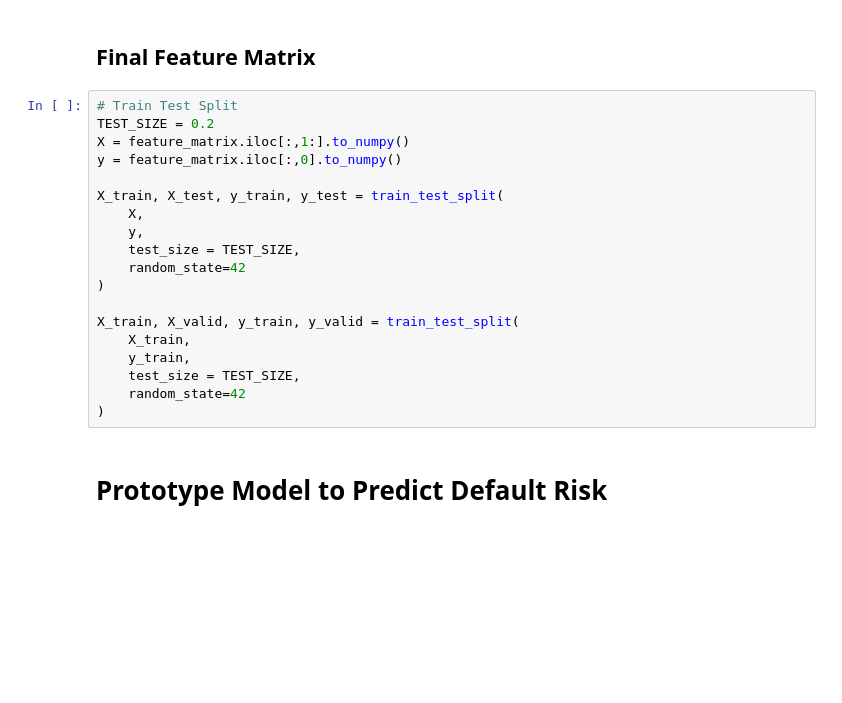
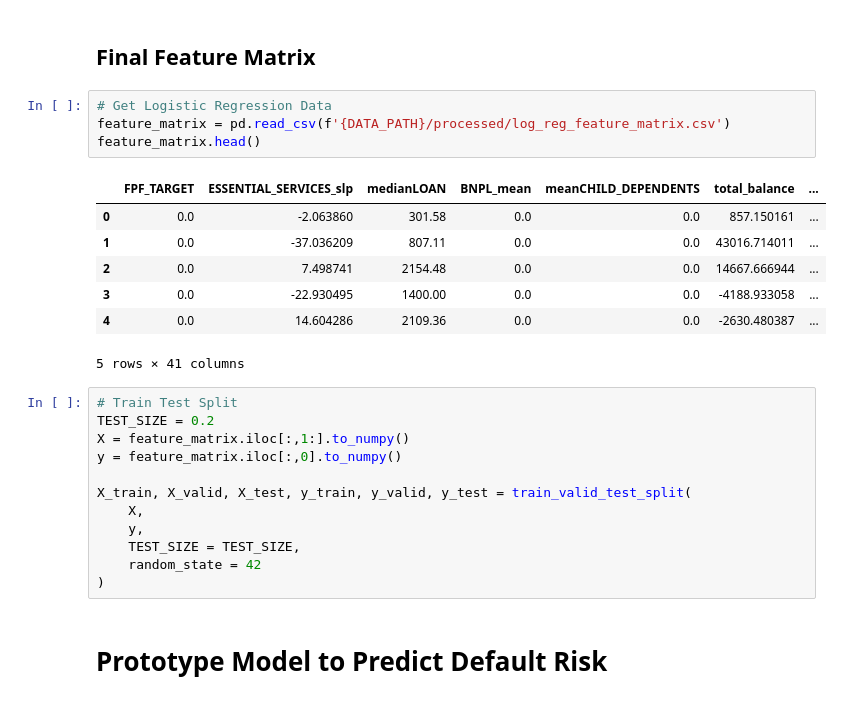
Before and after one commit to JiaDarren/DSC_180A, a Jupyter notebook: notebooks/model_testing.ipynb, the cells around one changed output. Cells and saved outputs as stored; diff of their text form; blank space fills up the shorter version.

```diff
--- a/notebooks/model_testing.ipynb
+++ b/notebooks/model_testing.ipynb
@@ -37,24 +59,29 @@ feature_matrix.head()
 # %% [markdown]
 ## Final Feature Matrix
+# %%
+# Get Logistic Regression Data
+feature_matrix = pd.read_csv(f'{DATA_PATH}/processed/log_reg_feature_matrix.csv')
+feature_matrix.head()
+# %% [output]
+|  | FPF_TARGET | ESSENTIAL_SERVICES_slp | medianLOAN | BNPL_mean | meanCHILD_DEPENDENTS | total_balance | ... |
+| 0 | 0.0 | -2.063860 | 301.58 | 0.0 | 0.0 | 857.150161 | ... |
+| 1 | 0.0 | -37.036209 | 807.11 | 0.0 | 0.0 | 43016.714011 | ... |
+| 2 | 0.0 | 7.498741 | 2154.48 | 0.0 | 0.0 | 14667.666944 | ... |
+| 3 | 0.0 | -22.930495 | 1400.00 | 0.0 | 0.0 | -4188.933058 | ... |
+| 4 | 0.0 | 14.604286 | 2109.36 | 0.0 | 0.0 | -2630.480387 | ... |
+5 rows × 41 columns
 # %%
 # Train Test Split
 TEST_SIZE = 0.2
 X = feature_matrix.iloc[:,1:].to_numpy()
 y = feature_matrix.iloc[:,0].to_numpy()
 
-X_train, X_test, y_train, y_test = train_test_split(
+X_train, X_valid, X_test, y_train, y_valid, y_test = train_valid_test_split(
     X,
     y,
-    test_size = TEST_SIZE,
-    random_state=42
+    TEST_SIZE = TEST_SIZE,
+    random_state = 42
 )
-
-X_train, X_valid, y_train, y_valid = train_test_split(
-    X_train,
-    y_train,
-    test_size = TEST_SIZE,
-    random_state=42
-)
 # %% [markdown]
 # Prototype Model to Predict Default Risk
 # %% [markdown]
```
Also changed, not shown: parts of 14 cells of this notebook, 5 other files.
